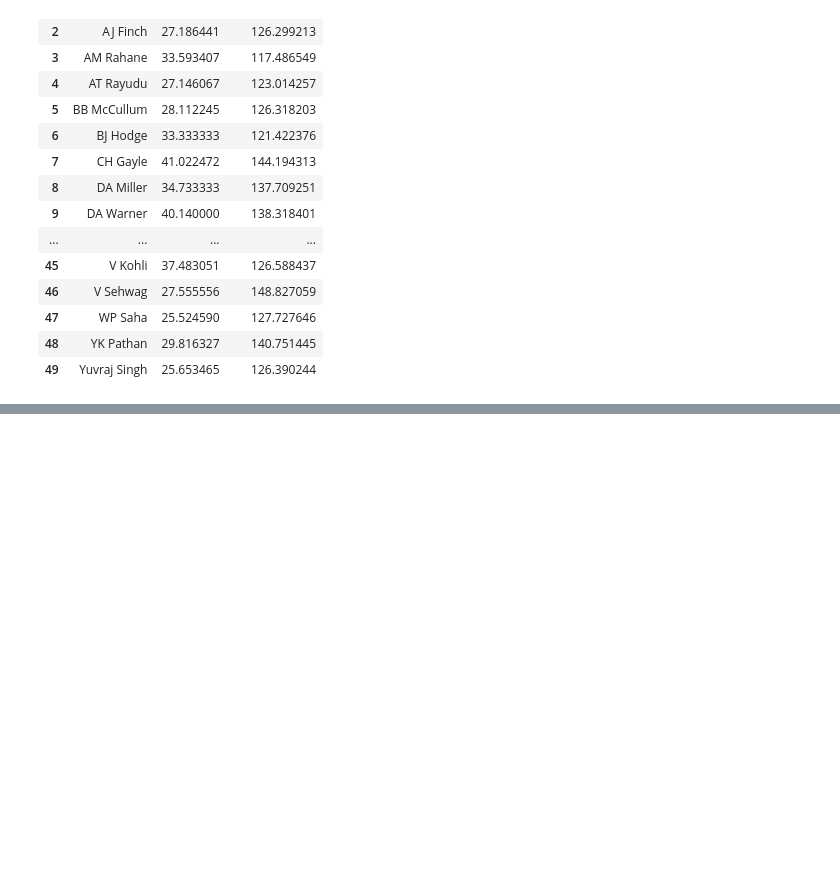
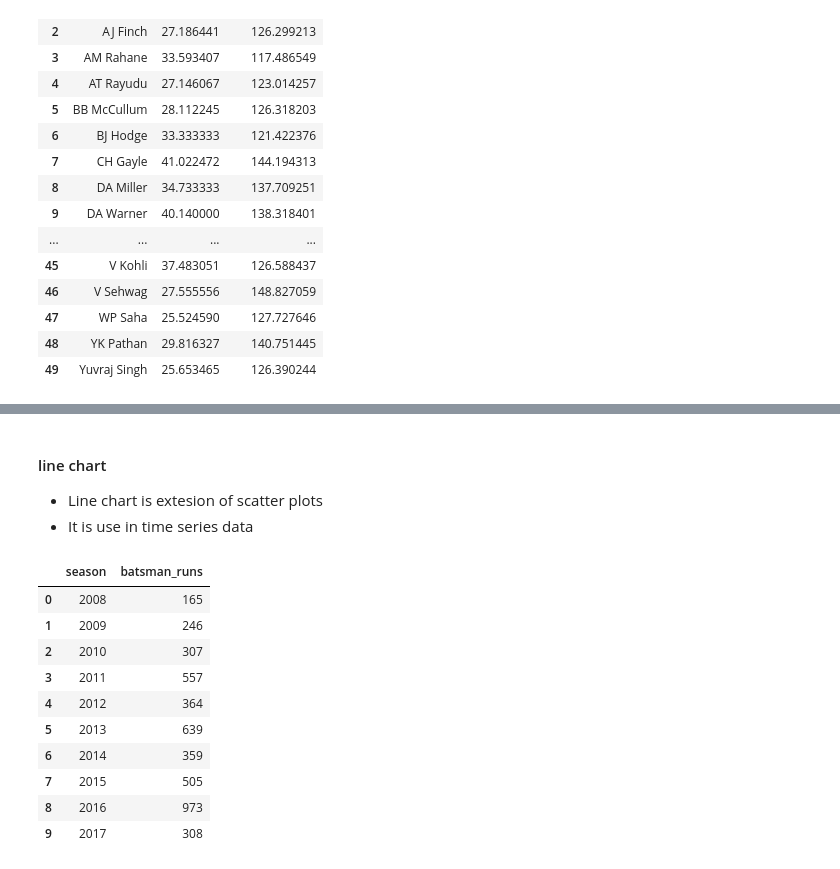
Before and after one commit to akashpagi/PLOTLY-GRAPHING-LIBRARY-FOR-DATA-SCIENCE, a Jupyter notebook: SESSION 24.2 - PLOTLY GRAPH OBJECT.ipynb, the cells around one changed output, grey strips where cells are left out. Cells and saved outputs as stored; diff of their text form; code cells hidden in the pictures; blank space fills up the shorter version.

```diff
--- a/SESSION 24.2 - PLOTLY GRAPH OBJECT.ipynb
+++ b/SESSION 24.2 - PLOTLY GRAPH OBJECT.ipynb
@@ -177,0 +179,21 @@ fig.show()
+# %% [markdown]
+#### line chart
+- Line chart is extesion of scatter plots
+- It is use in time series data
+# %%
+# Problem : Year by year batsman performance
+single = ipl[ipl['batsman'] == 'V Kohli']
+performance = single.groupby('season')['batsman_runs'].sum().reset_index()
+performance
+# %% [output]
+|  | season | batsman_runs |
+| 0 | 2008 | 165 |
+| 1 | 2009 | 246 |
+| 2 | 2010 | 307 |
+| 3 | 2011 | 557 |
+| 4 | 2012 | 364 |
+| 5 | 2013 | 639 |
+| 6 | 2014 | 359 |
+| 7 | 2015 | 505 |
+| 8 | 2016 | 973 |
+| 9 | 2017 | 308 |
```
Also changed, not shown: parts of 5 cells of this notebook.
